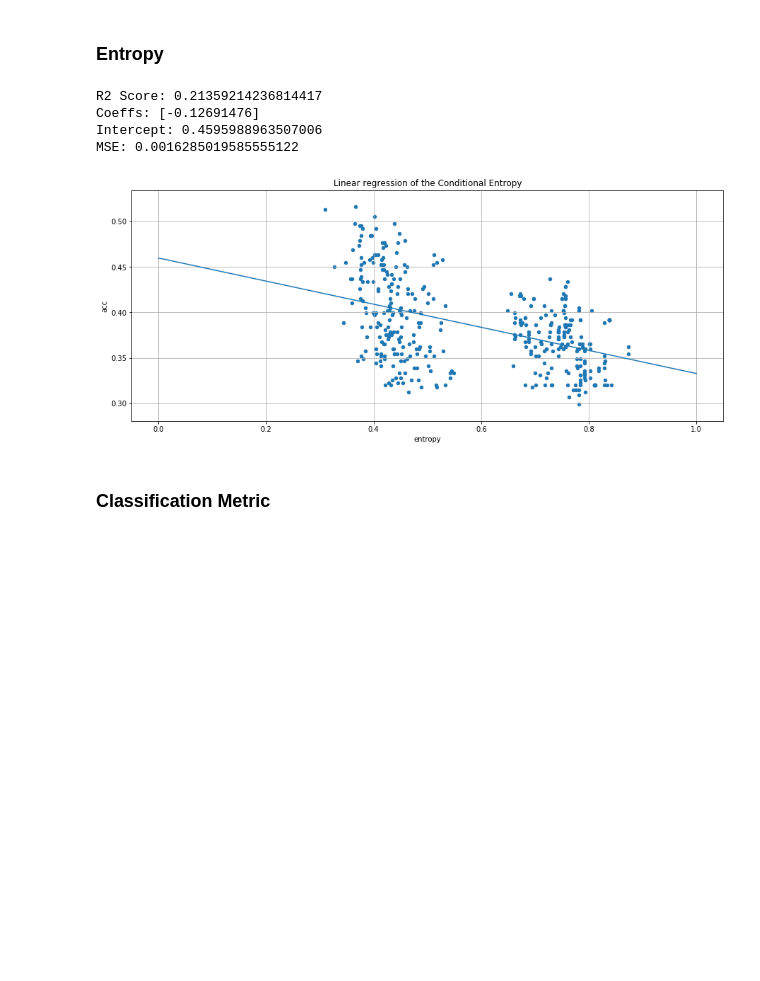
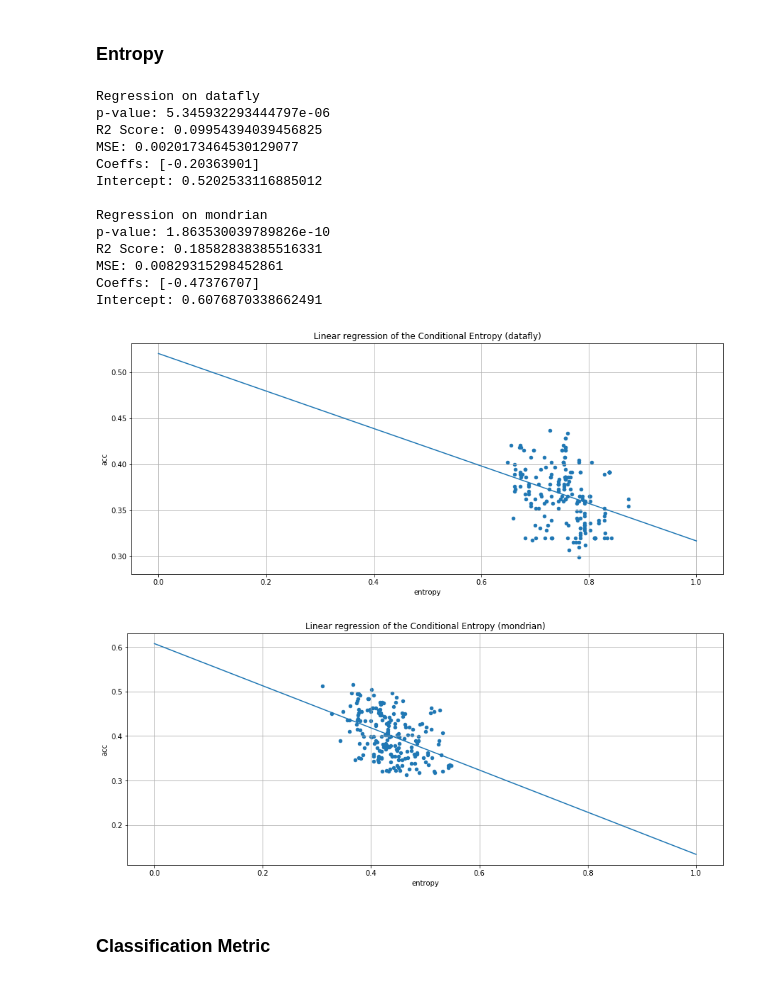
Before and after one commit to Deeep12345/Entropy_utility_measure, a Jupyter notebook: code/results/birth_randoms/analysis.ipynb, the cells around one changed output. Cells and saved outputs as stored; diff of their text form; code cells hidden in the pictures; blank space fills up the shorter version.

```diff
--- a/code/results/birth_randoms/analysis.ipynb
+++ b/code/results/birth_randoms/analysis.ipynb
@@ -63,16 +57,16 @@ plot_metric("entropy")
 from sklearn.linear_model import LinearRegression
 from sklearn.metrics import mean_squared_error
 
-def regress(regressors):
-    X = results[regressors]
-    y = results["acc"]
+def regress(regressor, algo_data):
+
+    X = algo_data[regressor]
+    y = algo_data["acc"]
 
     reg = LinearRegression()
     reg.fit(X, y)
-    print(f"R2 Score: {reg.score(X,y)}")
-    print(f"Coeffs: {reg.coef_}")
-    print(f"Intercept: {reg.intercept_}")
-    return reg, reg.coef_, reg.intercept_
+
+    score = reg.score(X,y)
+    return reg, score
 
 def mse(reg, attributes):
     attrs = np.array(results[attributes])
@@ -83,23 +77,49 @@ def mse(reg, attributes):
     return mse
 
 mses = []
+# %%
+def fit_and_graph(regressor, algo_data):
+    print(f"Regression on {algo_data['algo'].iloc[0]}")
+    reg, score = regress([regressor], algo_data)
+    coeff = reg.coef_
+    intercept = reg.intercept_
+
+    err = mse(reg, [regressor])
+
+    print(f"p-value: {scipy.stats.pearsonr(algo_data[regressor],algo_data['acc'])[1]}")
+    print(f"R2 Score: {score}")
+    print(f"MSE: {err}")
+    print(f"Coeffs: {coeff}")
+    print(f"Intercept: {intercept}")
+
+    x = np.linspace(0,1,100)
+    l = coeff*x + intercept
+
+    algo_data.plot.scatter(regressor, "acc", figsize=(15,6), grid=True,
+                           title=f"Linear regression of the Conditional Entropy ({algo_data['algo'].iloc[0]})")
+
+    plt.plot(x,l)
 # %% [markdown]
 ### Entropy
-# %%
-reg, coeff, intercept = regress(["entropy"])
-
-x = np.linspace(0,1,100)
-l = coeff*x + intercept
-
-results.plot.scatter("entropy", "acc", figsize=(15,6), grid=True, title="Linear regression of the Conditional Entropy")
-plt.plot(x,l)
-err = mse(reg, ['entropy'])
-print(f"MSE: {err}")
-# %% [output]
-R2 Score: 0.21359214236814417
-Coeffs: [-0.12691476]
-Intercept: 0.4595988963507006
-MSE: 0.0016285019585555122
-[figure, removed]
+# %%
+fit_and_graph("entropy", dataf)
+print()
+fit_and_graph("entropy", mondr)
+# %% [output]
+Regression on datafly
+p-value: 5.345932293444797e-06
+R2 Score: 0.09954394039456825
+MSE: 0.0020173464530129077
+Coeffs: [-0.20363901]
+Intercept: 0.5202533116885012
+
+Regression on mondrian
+p-value: 1.863530039789826e-10
+R2 Score: 0.18582838385516331
+MSE: 0.00829315298452861
+Coeffs: [-0.47376707]
+Intercept: 0.6076870338662491
+[figure, added]
+[figure, added]
 # %% [markdown]
 ### Classification Metric
```
Also changed, not shown: parts of 21 cells of this notebook, 8 other files.
